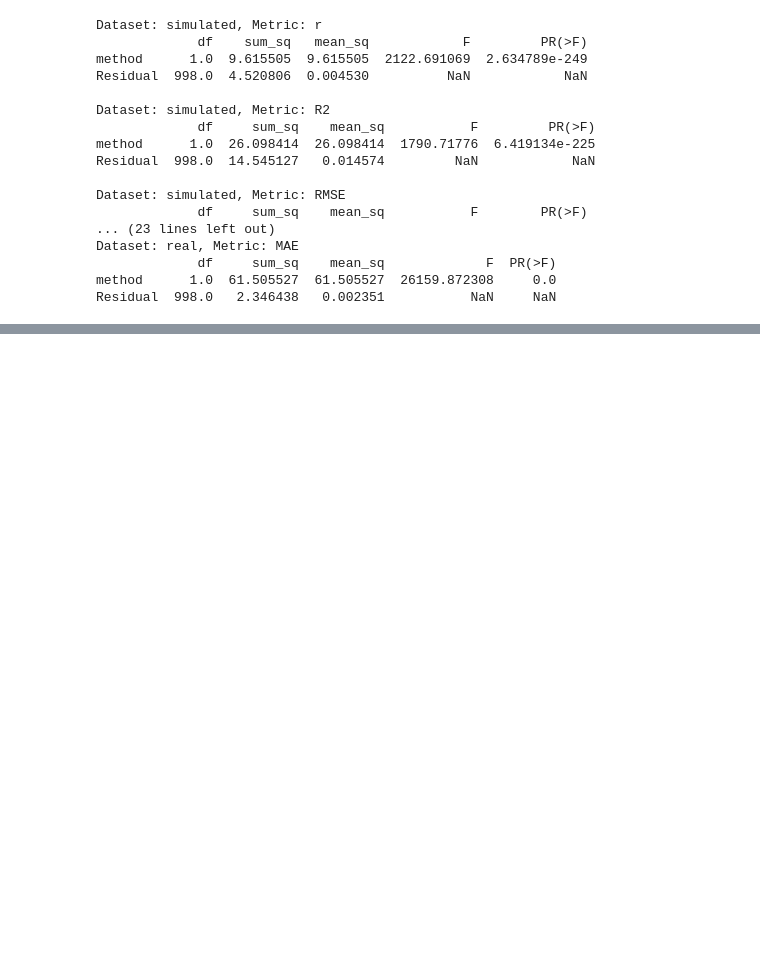
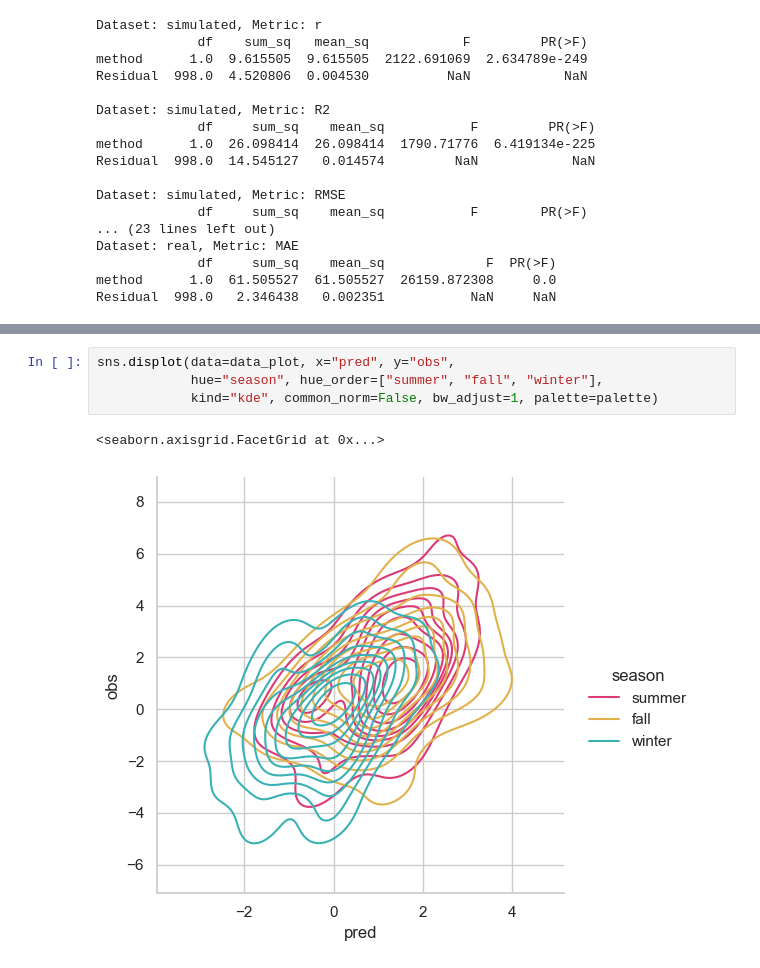
Before and after one commit to Niche-Lab/modeling-guide, a Jupyter notebook: visualization/study3.ipynb, the cells around one changed output, grey strips where cells are left out. Drawn from its saved outputs; the diff is of its cells as text; blank space fills up the shorter version.

```diff
--- a/visualization/study3.ipynb
+++ b/visualization/study3.ipynb
@@ -86,0 +142,7 @@ Residual  998.0   2.346438   0.002351           NaN     NaN
+# %%
+sns.displot(data=data_plot, x="pred", y="obs",
+            hue="season", hue_order=["summer", "fall", "winter"],
+            kind="kde", common_norm=False, bw_adjust=1, palette=palette)
+# %% [output]
+<seaborn.axisgrid.FacetGrid at 0x...>
+[figure, added]
```
Also changed, not shown: parts of 6 cells of this notebook, 22 other files.
